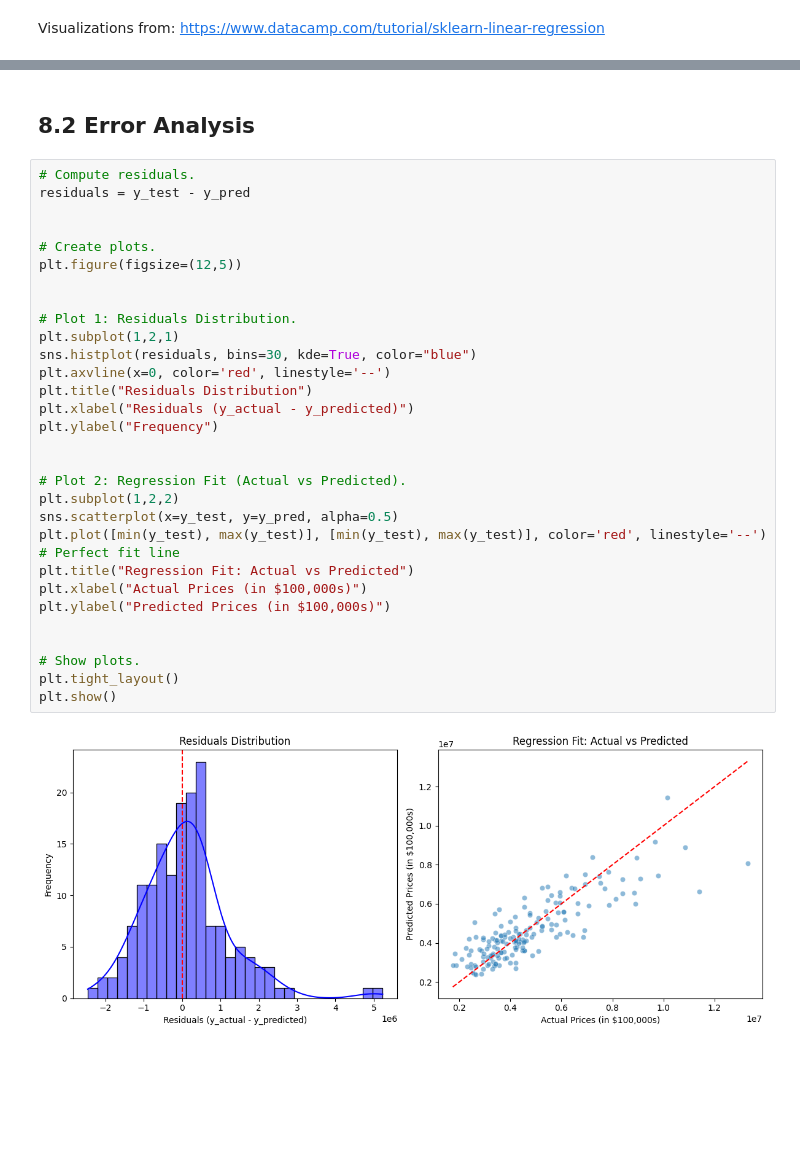
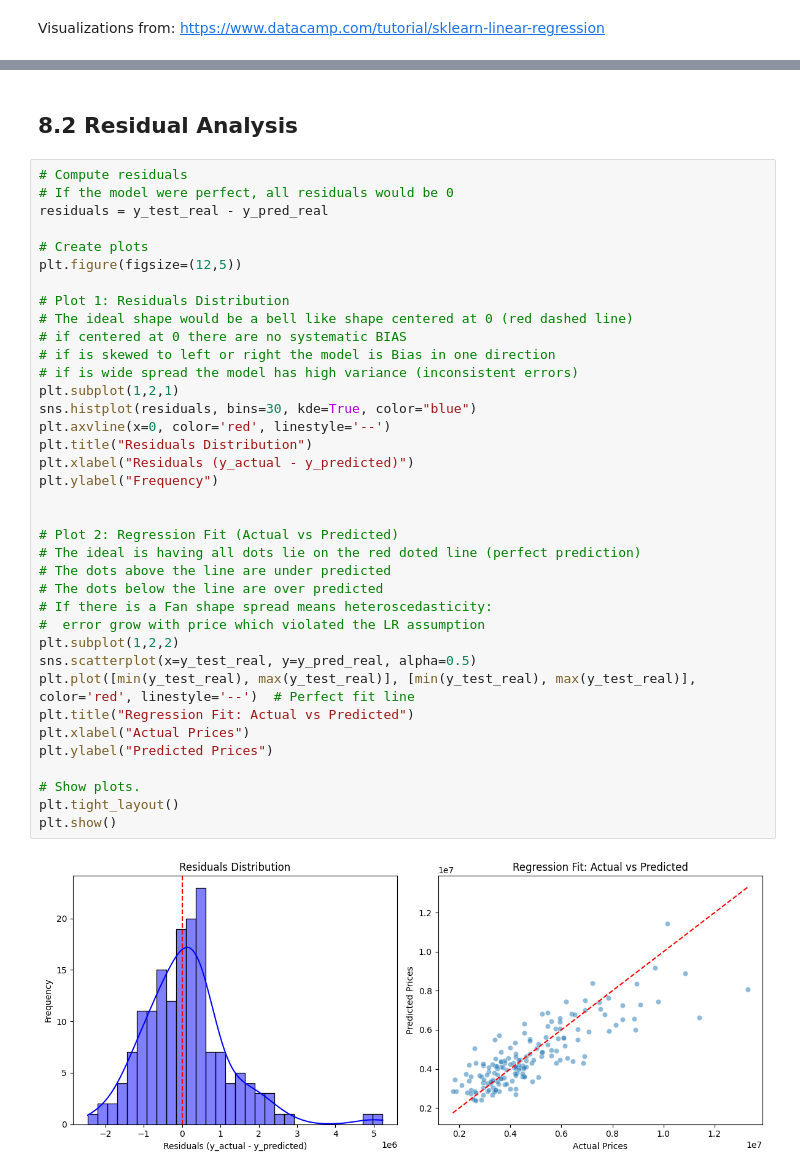
Before and after one commit to JherrerasPY/Project-001_House-Price-Prediction_Easy, a Jupyter notebook: house-price.ipynb, the cells around one changed output, grey strips where cells are left out. Saved outputs shown, nothing was run; the diff lists cells and outputs as text; blank space fills up the shorter version.

```diff
--- a/house-price.ipynb
+++ b/house-price.ipynb
@@ -853,34 +860,41 @@ plt.show()
 # %% [markdown]
-## 8.2 Error Analysis
+## 8.2 Residual Analysis
 # %%
-# Compute residuals.
-residuals = y_test - y_pred
+# Compute residuals
+# If the model were perfect, all residuals would be 0
+residuals = y_test_real - y_pred_real
 
-
-# Create plots.
+# Create plots
 plt.figure(figsize=(12,5))
 
-
-# Plot 1: Residuals Distribution.
+# Plot 1: Residuals Distribution
+# The ideal shape would be a bell like shape centered at 0 (red dashed line)
+# if centered at 0 there are no systematic BIAS
+# if is skewed to left or right the model is Bias in one direction
+# if is wide spread the model has high variance (inconsistent errors)
 plt.subplot(1,2,1)
 sns.histplot(residuals, bins=30, kde=True, color="blue")
 plt.axvline(x=0, color='red', linestyle='--')
 plt.title("Residuals Distribution")
 plt.xlabel("Residuals (y_actual - y_predicted)")
 plt.ylabel("Frequency")
 
 
-# Plot 2: Regression Fit (Actual vs Predicted).
+# Plot 2: Regression Fit (Actual vs Predicted)
+# The ideal is having all dots lie on the red doted line (perfect prediction)
+# The dots above the line are under predicted
+# The dots below the line are over predicted
+# If there is a Fan shape spread means heteroscedasticity:
+#  error grow with price which violated the LR assumption
 plt.subplot(1,2,2)
-sns.scatterplot(x=y_test, y=y_pred, alpha=0.5)
-plt.plot([min(y_test), max(y_test)], [min(y_test), max(y_test)], color='red', linestyle='--')  # Perfect fit line
+sns.scatterplot(x=y_test_real, y=y_pred_real, alpha=0.5)
+plt.plot([min(y_test_real), max(y_test_real)], [min(y_test_real), max(y_test_real)], color='red', linestyle='--')  # Perfect fit line
 plt.title("Regression Fit: Actual vs Predicted")
-plt.xlabel("Actual Prices (in $100,000s)")
-plt.ylabel("Predicted Prices (in $100,000s)")
-
+plt.xlabel("Actual Prices")
+plt.ylabel("Predicted Prices")
 
 # Show plots.
 plt.tight_layout()
 plt.show()
 # %% [output]
-[figure, old version]
+[figure, new version]
```
Also changed, not shown: parts of 19 cells of this notebook.
